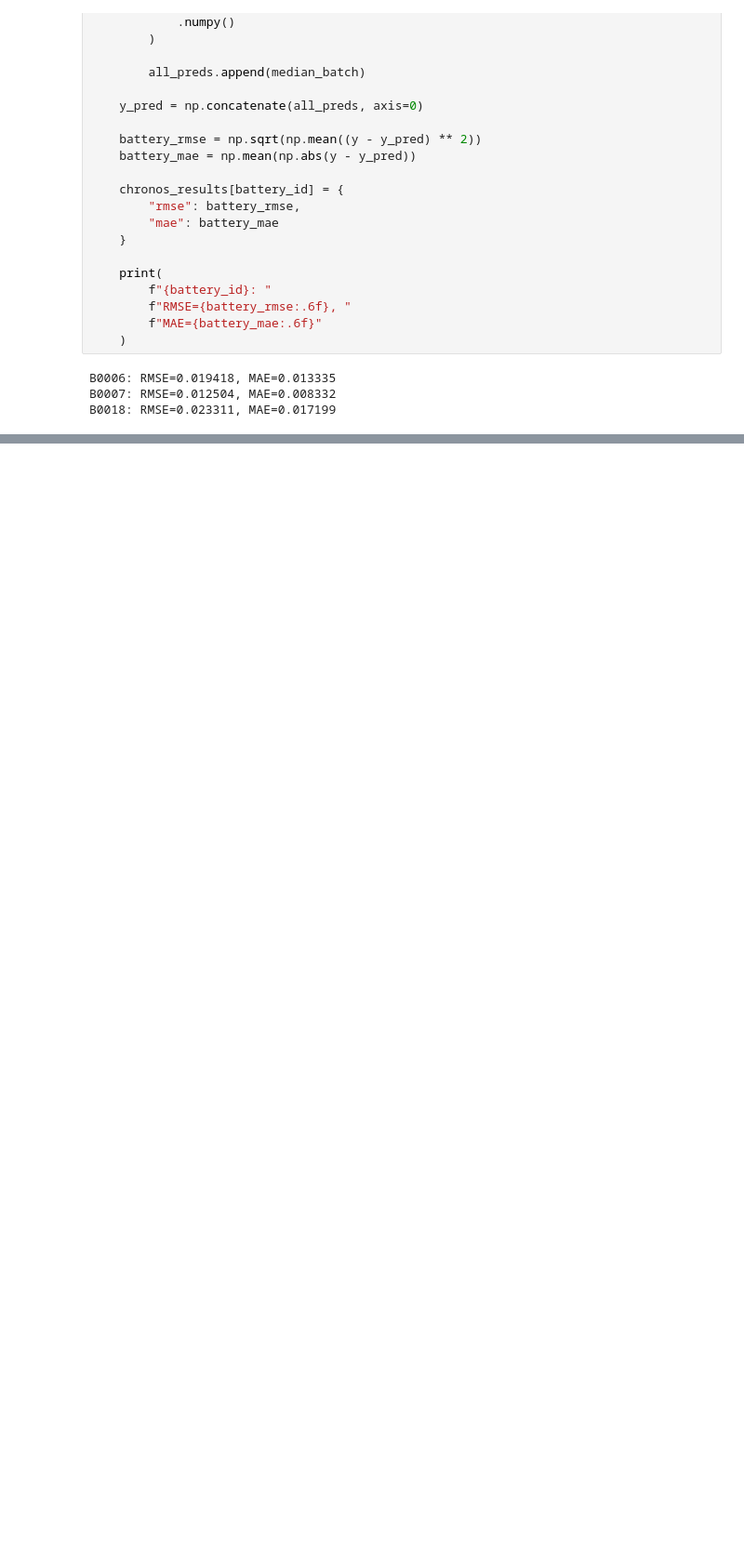
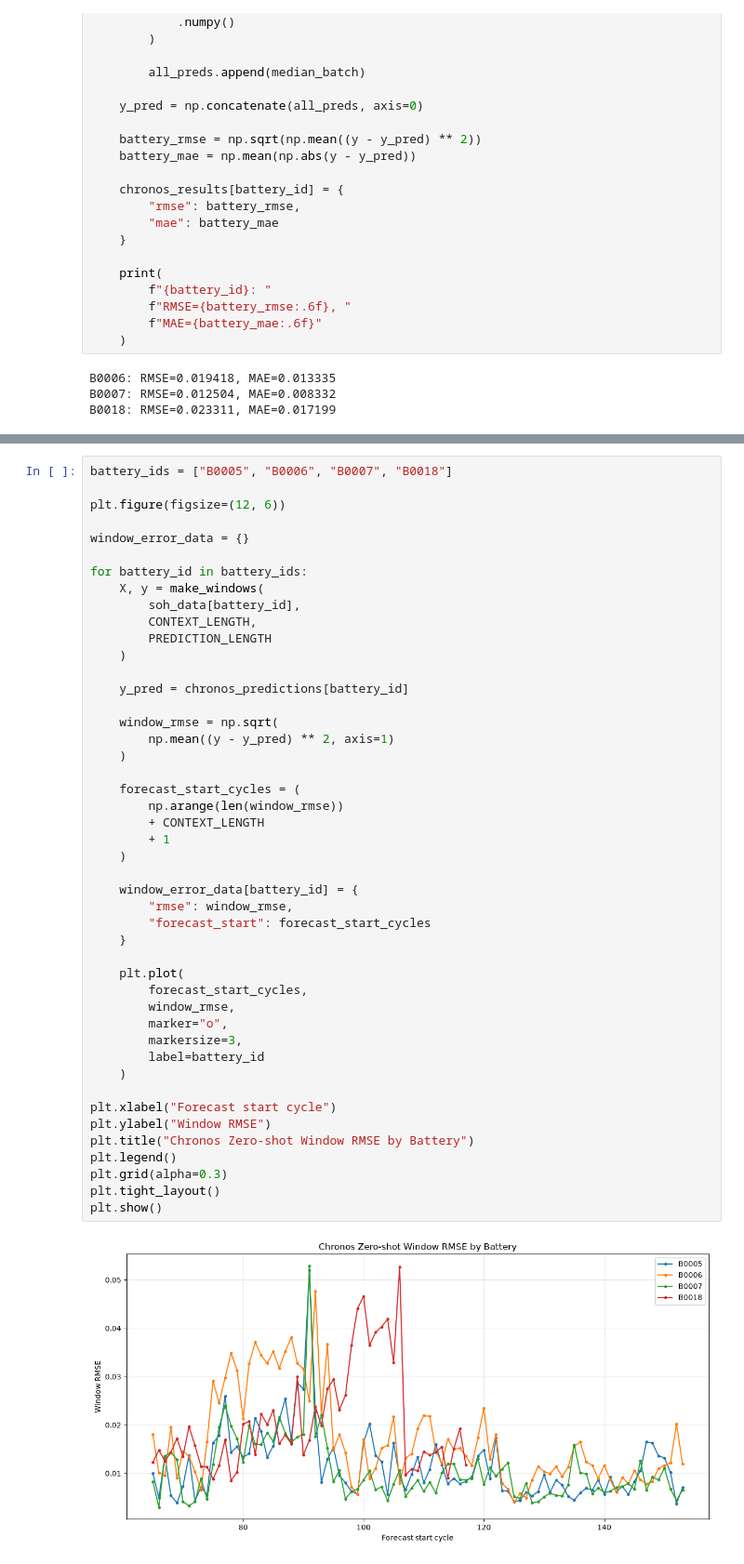
Before and after one commit to HongyeopYun/chronos-battery-soh, a Jupyter notebook: notebooks/02_chronos_zeroshot.ipynb, the cells around one changed output, grey strips where cells are left out. Shown at 93% size. Cells and saved outputs as stored; diff of their text form; blank space fills up the shorter version.

```diff
--- a/notebooks/02_chronos_zeroshot.ipynb
+++ b/notebooks/02_chronos_zeroshot.ipynb
@@ -425,0 +608,48 @@ B0018: RMSE=0.023311, MAE=0.017199
+# %%
+battery_ids = ["B0005", "B0006", "B0007", "B0018"]
+
+plt.figure(figsize=(12, 6))
+
+window_error_data = {}
+
+for battery_id in battery_ids:
+    X, y = make_windows(
+        soh_data[battery_id],
+        CONTEXT_LENGTH,
+        PREDICTION_LENGTH
+    )
+
+    y_pred = chronos_predictions[battery_id]
+
+    window_rmse = np.sqrt(
+        np.mean((y - y_pred) ** 2, axis=1)
+    )
+
+    forecast_start_cycles = (
+        np.arange(len(window_rmse))
+        + CONTEXT_LENGTH
+        + 1
+    )
+
+    window_error_data[battery_id] = {
+        "rmse": window_rmse,
+        "forecast_start": forecast_start_cycles
+    }
+
+    plt.plot(
+        forecast_start_cycles,
+        window_rmse,
+        marker="o",
+        markersize=3,
+        label=battery_id
+    )
+
+plt.xlabel("Forecast start cycle")
+plt.ylabel("Window RMSE")
+plt.title("Chronos Zero-shot Window RMSE by Battery")
+plt.legend()
+plt.grid(alpha=0.3)
+plt.tight_layout()
+plt.show()
+# %% [output]
+[figure, added]
```
Also changed, not shown: parts of 10 cells of this notebook.
